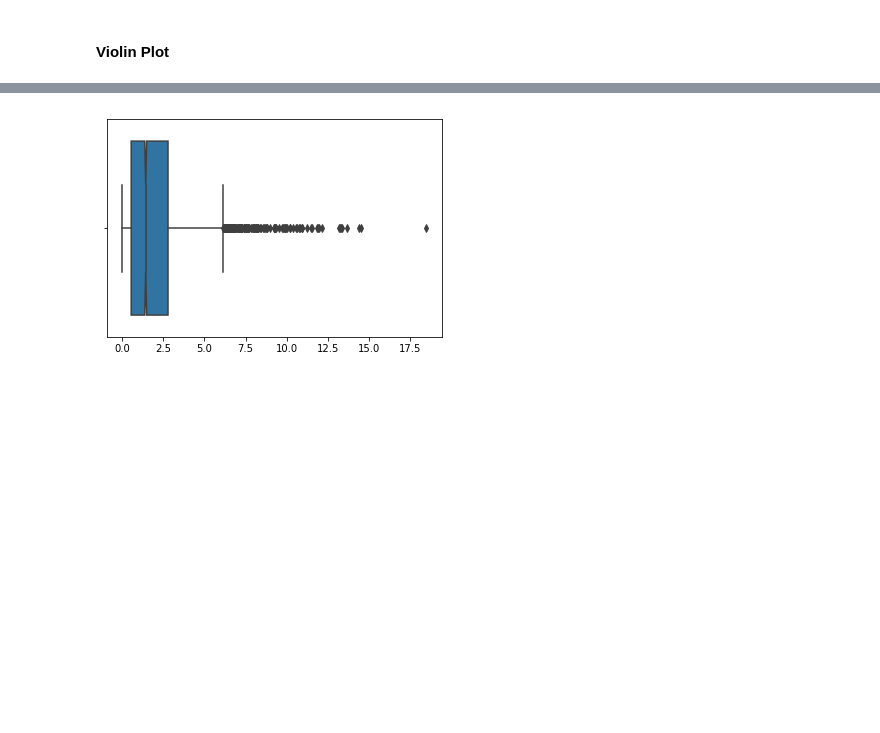
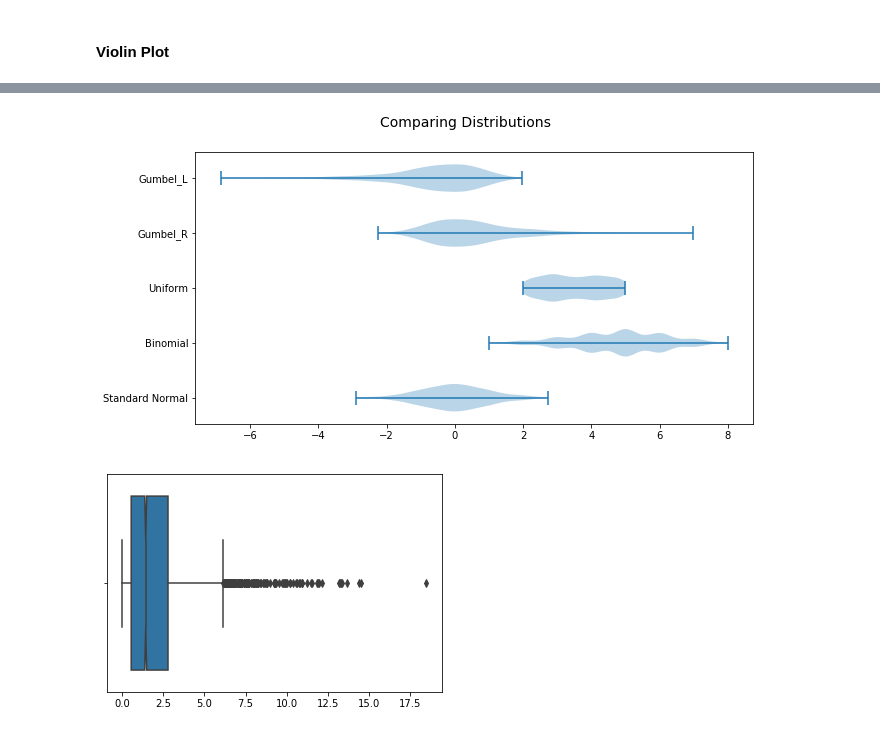
Before and after one commit to MarionMcG/fundamentals_data_analysis, a Jupyter notebook: boxplots.ipynb, the cells around one changed output, grey strips where cells are left out. Drawn from its saved outputs; the diff is of its cells as text; code cells hidden in the pictures; blank space fills up the shorter version.

```diff
--- a/boxplots.ipynb
+++ b/boxplots.ipynb
@@ -287,3 +285,14 @@ Variations in box plots have muddied the waters slightly with many using them to
+# %%
+fig = plt.figure(figsize = (10,5))
+fig.suptitle('Comparing Distributions', fontsize=14)
+
+ax = fig.add_subplot(111)
+ax.violinplot(new_data,  vert = False);
+
+plt.yticks([1, 2, 3, 4, 5], ['Standard Normal', 'Binomial', 'Uniform', 'Gumbel_R', 'Gumbel_L'])
+plt.show()
+# %% [output]
+[figure, added]
 # %%
 exp = np.random.exponential(2, 3500)
 sns.boxplot(exp,notch=1);
```
Also changed, not shown: parts of 8 cells of this notebook.
